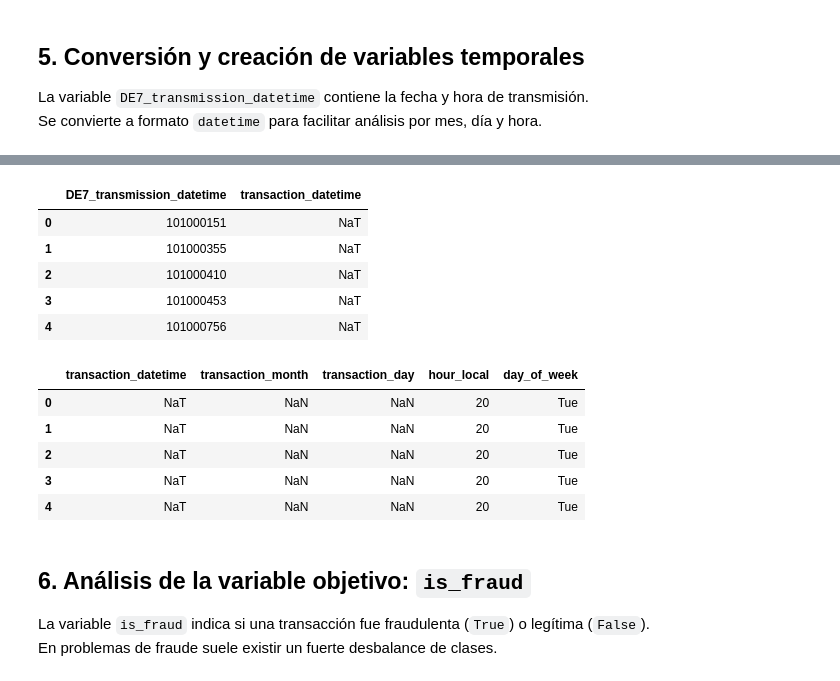
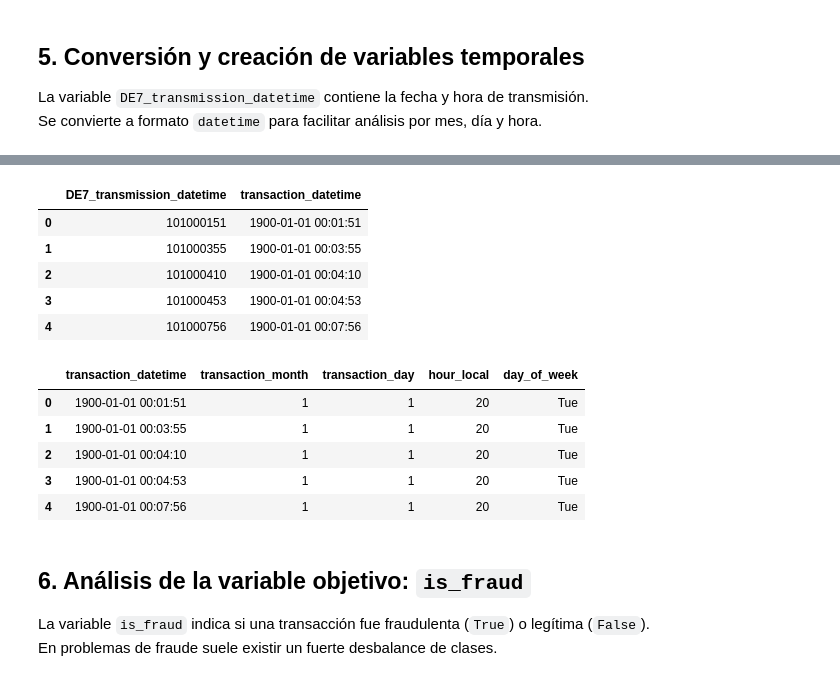
Before and after one commit to michellemej22596/Proyecto2-SecurityDS-PlusTI, a Jupyter notebook: notebooks/01_eda.ipynb, the cells around one changed output, grey strips where cells are left out. Saved outputs shown, nothing was run; the diff lists cells and outputs as text; code cells hidden in the pictures.

```diff
--- a/notebooks/01_eda.ipynb
+++ b/notebooks/01_eda.ipynb
@@ -187,14 +187,18 @@ Columnas después de eliminar vacías: 62
 La variable `DE7_transmission_datetime` contiene la fecha y hora de transmisión.
 Se convierte a formato `datetime` para facilitar análisis por mes, día y hora.
 # %%
+# DE7_transmission_datetime viene en formato MDDHHMMSS (9 dígitos, sin año).
+# Ejemplo: 101000151 → M=1, DD=01, HH=00, MM=01, SS=51 (enero 1, 00:01:51)
+# zfill(10) normaliza el mes a 2 dígitos → "0101000151" → %m%d%H%M%S
 df_clean["transaction_datetime"] = pd.to_datetime(
-    df_clean["DE7_transmission_datetime"].astype(str),
-    format="%Y%m%d%H%M%S",
+    df_clean["DE7_transmission_datetime"].astype(str).str.zfill(10),
+    format="%m%d%H%M%S",
     errors="coerce"
 )
 
-print("Fecha mínima:", df_clean["transaction_datetime"].min())
-print("Fecha máxima:", df_clean["transaction_datetime"].max())
+print("NaT count:   ", df_clean["transaction_datetime"].isna().sum())
+print("Fecha mínima (año placeholder 1900):", df_clean["transaction_datetime"].min())
+print("Fecha máxima (año placeholder 1900):", df_clean["transaction_datetime"].max())
 
 df_clean[["DE7_transmission_datetime", "transaction_datetime"]].head()
 # %% [output]
@@ -203,9 +208,9 @@ Fecha máxima: 2262-03-05 08:02:01
 |  | DE7_transmission_datetime | transaction_datetime |
-| 0 | 101000151 | NaT |
-| 1 | 101000355 | NaT |
-| 2 | 101000410 | NaT |
-| 3 | 101000453 | NaT |
-| 4 | 101000756 | NaT |
+| 0 | 101000151 | 1900-01-01 00:01:51 |
+| 1 | 101000355 | 1900-01-01 00:03:55 |
+| 2 | 101000410 | 1900-01-01 00:04:10 |
+| 3 | 101000453 | 1900-01-01 00:04:53 |
+| 4 | 101000756 | 1900-01-01 00:07:56 |
 # %%
 df_clean["transaction_month"] = df_clean["transaction_datetime"].dt.month
 df_clean["transaction_day"] = df_clean["transaction_datetime"].dt.day
@@ -214,11 +219,11 @@ df_clean["transaction_date"] = df_clean["transaction_datetime"].dt.date
 df_clean[["transaction_datetime", "transaction_month", "transaction_day", "hour_local", "day_of_week"]].head()
 # %% [output]
 |  | transaction_datetime | transaction_month | transaction_day | hour_local | day_of_week |
-| 0 | NaT | NaN | NaN | 20 | Tue |
-| 1 | NaT | NaN | NaN | 20 | Tue |
-| 2 | NaT | NaN | NaN | 20 | Tue |
-| 3 | NaT | NaN | NaN | 20 | Tue |
-| 4 | NaT | NaN | NaN | 20 | Tue |
+| 0 | 1900-01-01 00:01:51 | 1 | 1 | 20 | Tue |
+| 1 | 1900-01-01 00:03:55 | 1 | 1 | 20 | Tue |
+| 2 | 1900-01-01 00:04:10 | 1 | 1 | 20 | Tue |
+| 3 | 1900-01-01 00:04:53 | 1 | 1 | 20 | Tue |
+| 4 | 1900-01-01 00:07:56 | 1 | 1 | 20 | Tue |
 # %% [markdown]
 ## 6. Análisis de la variable objetivo: `is_fraud`
 
```
Also changed, not shown: parts of 10 cells of this notebook, 6 other files.
